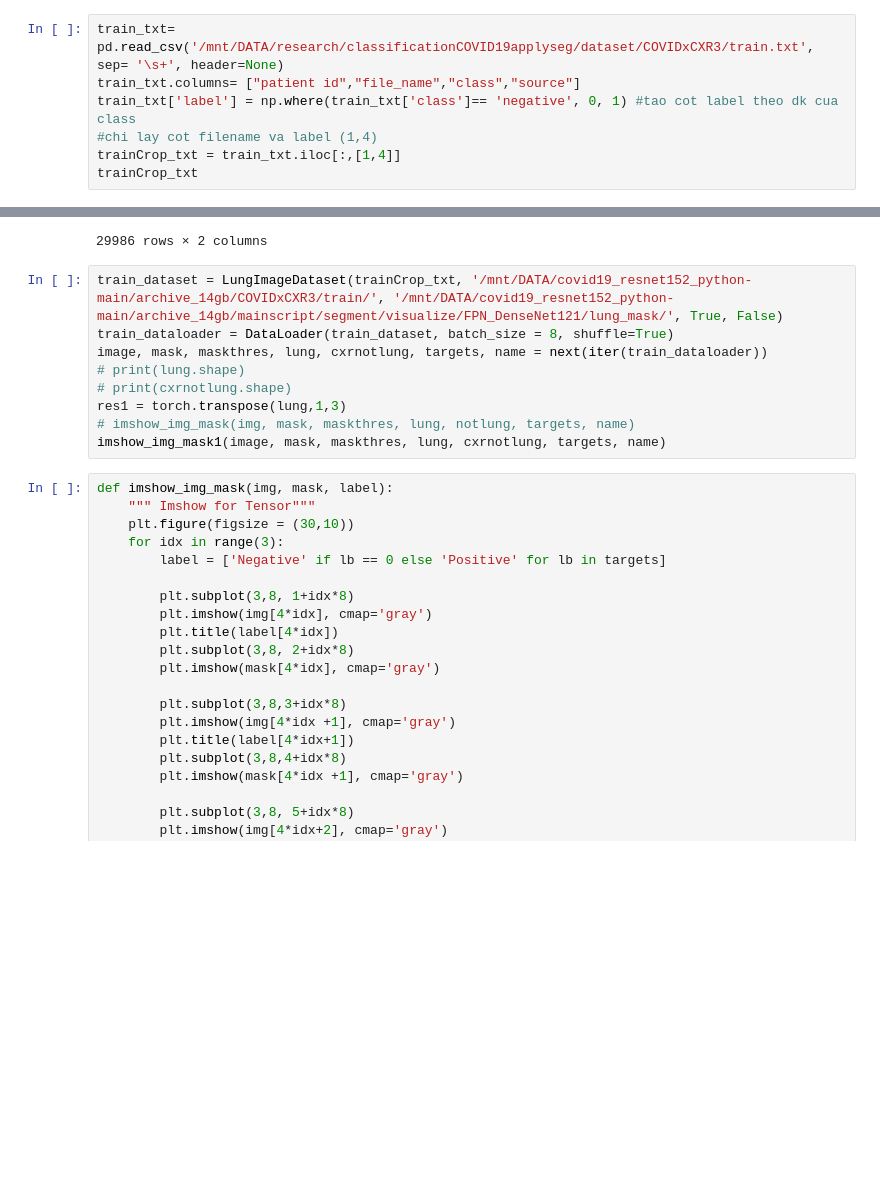
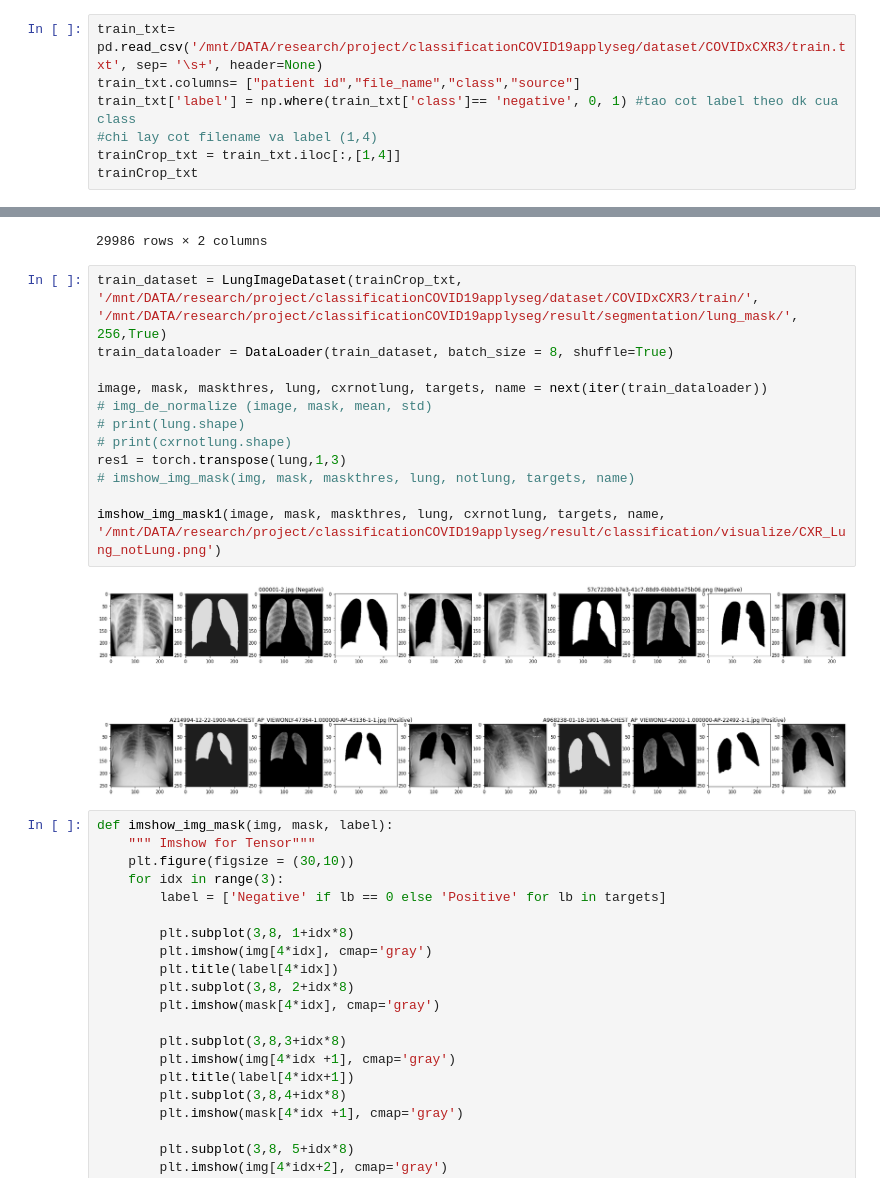
Before and after one commit to loan1/COVID19-segmentation_classification, a Jupyter notebook: source/classification/notebooks/visualizeCXR_Lung.ipynb, the cells around one changed output, grey strips where cells are left out. Drawn from its saved outputs; the diff is of its cells as text; blank space fills up the shorter version.

Commit message:
update Lung notLung

```diff
--- a/source/classification/notebooks/visualizeCXR_Lung.ipynb
+++ b/source/classification/notebooks/visualizeCXR_Lung.ipynb
@@ -108,7 +112,7 @@ def imshow_img_mask1(img, mask, maskthres, lung, notlung, targets, name, path):
 
 #     return img, mask
 # %%
-train_txt= pd.read_csv('/mnt/DATA/research/classificationCOVID19applyseg/dataset/COVIDxCXR3/train.txt', sep= '\s+', header=None)
+train_txt= pd.read_csv('/mnt/DATA/research/project/classificationCOVID19applyseg/dataset/COVIDxCXR3/train.txt', sep= '\s+', header=None)
 train_txt.columns= ["patient id","file_name","class","source"]
 train_txt['label'] = np.where(train_txt['class']== 'negative', 0, 1) #tao cot label theo dk cua class
 #chi lay cot filename va label (1,4)
@@ -129,14 +133,19 @@ trainCrop_txt
 | 29985 | c56b4527-615d-414f-a375-081e6f3bb... | 0 |
 29986 rows × 2 columns
 # %%
-train_dataset = LungImageDataset(trainCrop_txt, '/mnt/DATA/covid19_resnet152_python-main/archive_14gb/COVIDxCXR3/train/', '/mnt/DATA/covid19_resnet152_python-main/archive_14gb/mainscript/segment/visualize/FPN_DenseNet121/lung_mask/', True, False)
+train_dataset = LungImageDataset(trainCrop_txt, '/mnt/DATA/research/project/classificationCOVID19applyseg/dataset/COVIDxCXR3/train/', '/mnt/DATA/research/project/classificationCOVID19applyseg/result/segmentation/lung_mask/', 256,True)
 train_dataloader = DataLoader(train_dataset, batch_size = 8, shuffle=True)
+
 image, mask, maskthres, lung, cxrnotlung, targets, name = next(iter(train_dataloader))
+# img_de_normalize (image, mask, mean, std)
 # print(lung.shape)
 # print(cxrnotlung.shape)
 res1 = torch.transpose(lung,1,3)
 # imshow_img_mask(img, mask, maskthres, lung, notlung, targets, name)
-imshow_img_mask1(image, mask, maskthres, lung, cxrnotlung, targets, name)
+
+imshow_img_mask1(image, mask, maskthres, lung, cxrnotlung, targets, name, '/mnt/DATA/research/project/classificationCOVID19applyseg/result/classification/visualize/CXR_Lung_notLung.png')
+# %% [output]
+[figure, added]
 # %%
 def imshow_img_mask(img, mask, label):
     """ Imshow for Tensor"""
```
Also changed, not shown: parts of 10 cells of this notebook, 10 other files.
